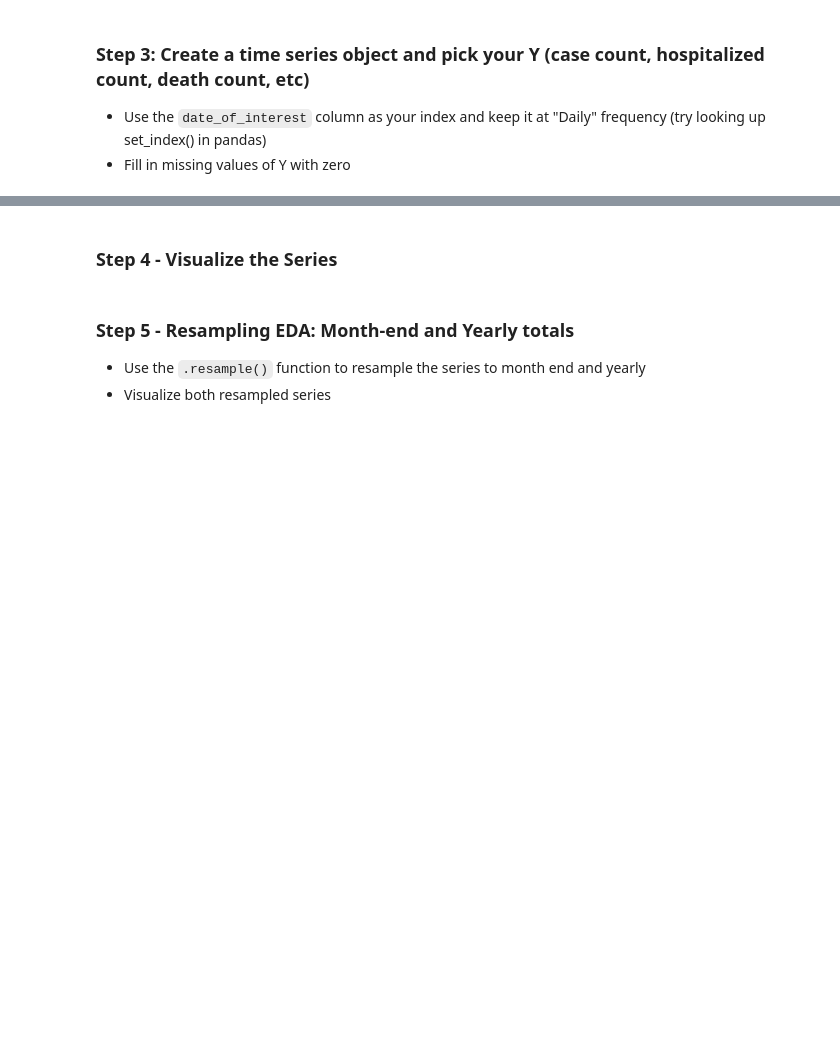
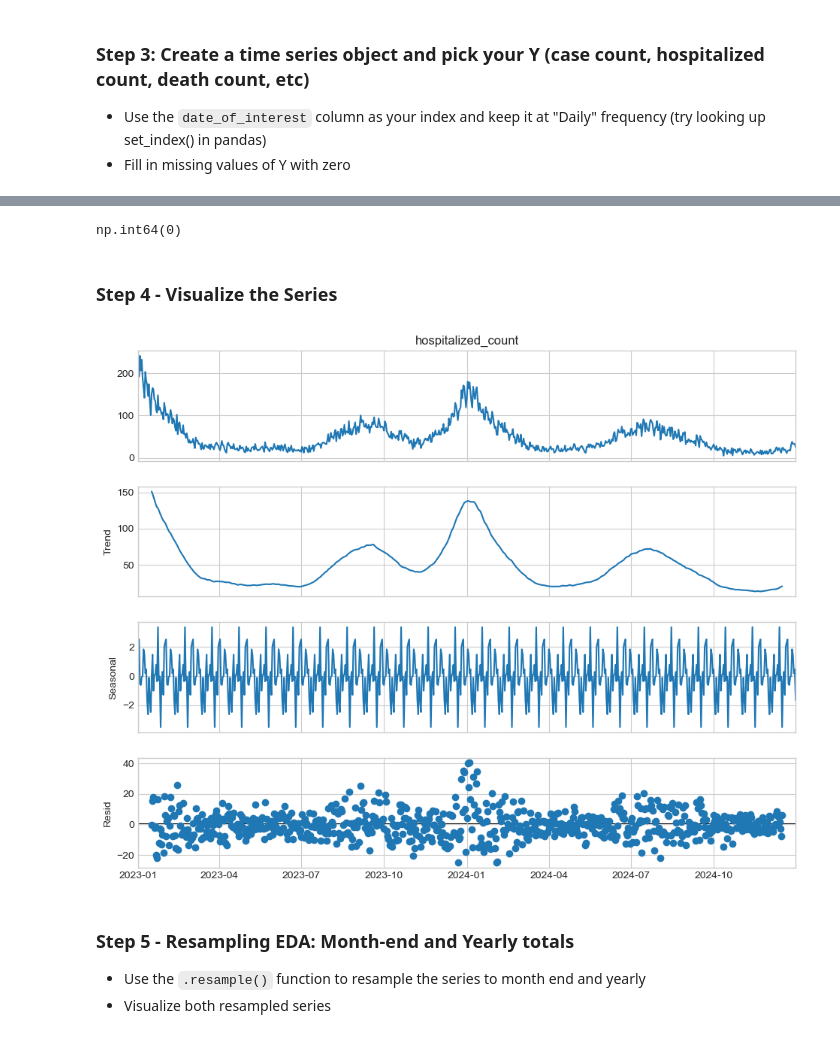
Before and after one commit to ro-the-creator/DA2025_Lectures, a Jupyter notebook: Mod6/CodeAssignments/Mod618_CodeAssignment_STUDENT.ipynb, the cells around one changed output, grey strips where cells are left out. Drawn from its saved outputs; the diff is of its cells as text; code cells hidden in the pictures; blank space fills up the shorter version.

```diff
--- a/Mod6/CodeAssignments/Mod618_CodeAssignment_STUDENT.ipynb
+++ b/Mod6/CodeAssignments/Mod618_CodeAssignment_STUDENT.ipynb
@@ -51,0 +94,12 @@ None
+# %%
+# converting appropriate columns to int
+col_list = list(df.iloc[:, 1:].columns)
+
+for a in col_list:
+    if isinstance(a, object):
+       for x in col_list:
+              df[x] = df[x].astype(str)
+              df[x] = df[x].str.replace(',', '')
+              df[x] = df[x].astype(int)
+
+df.dtypes
@@ -52,3 +124,5 @@ None
 # %%
 # CELL 2 — Keep needed columns & filter by date in Pandas (no SQL)
-None
+df_filtered = df.iloc[:, [0,3]]
+df_filtered = df_filtered[(df_filtered['date_of_interest'] >= '2023-01-01') & (df_filtered['date_of_interest'] <= '2024-12-31')]
+# 2 years
@@ -60,4 +140,5 @@ None
 # %%
 #Build a daily time series, pick a target metric
 # Set time index & ensure daily frequency
-None
+df_filtered = df_filtered.set_index('date_of_interest').asfreq('D')
+df_filtered
@@ -64,2 +160,7 @@ None
+# %%
+ts = pd.Series(df_filtered['hospitalized_count'], name='hospitalized_count')
+ts.isna().sum()
+# %% [output]
+np.int64(0)
 # %% [markdown]
 ### Step 4 - Visualize the Series
@@ -68,3 +167,9 @@ None
+# %%
+decomp = seasonal_decompose(ts, model='additive', period=30)
+fig = decomp.plot()
+fig.set_size_inches(10,8); plt.show()
+# %% [output]
+[figure, added]
 # %% [markdown]
 ### Step 5 - Resampling EDA:  Month-end and Yearly totals
 
```
Also changed, not shown: parts of 14 cells of this notebook, 2 other files.
